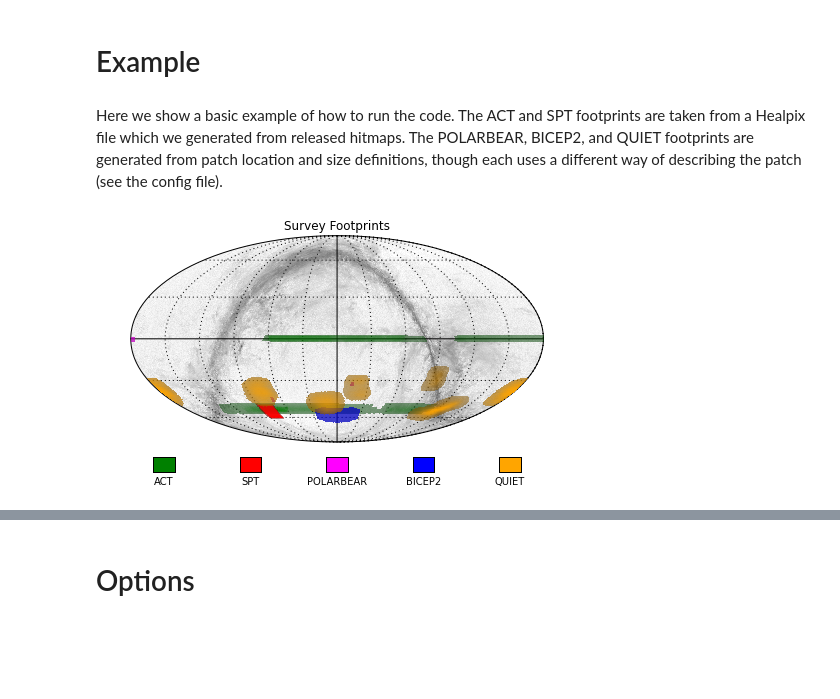
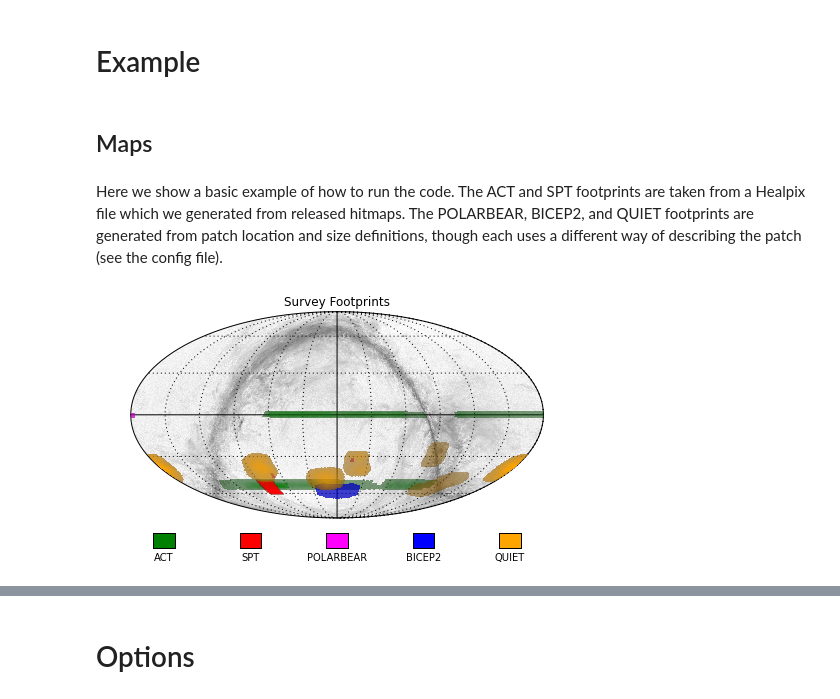
Before and after one commit to nasa-lambda/cmb_footprint, a Jupyter notebook: examples/plot_footprints.ipynb, the cells around one changed output, grey strips where cells are left out. Drawn from its saved outputs; the diff is of its cells as text; code cells hidden in the pictures; blank space fills up the shorter version.

```diff
--- a/examples/plot_footprints.ipynb
+++ b/examples/plot_footprints.ipynb
@@ -24,16 +26,18 @@ This tool is meant to show the footprints of different surveys/experiments on th
 The background for the footprint image can be loaded from the configuration file or input as a Healpix file. If it loaded from the configuration file, it may need to be downloaded.
 # %% [markdown]
 # Example
+# %% [markdown]
+## Maps
 # %% [markdown]
 Here we show a basic example of how to run the code. The ACT and SPT footprints are taken from a Healpix file which we generated from released hitmaps. The POLARBEAR, BICEP2, and QUIET footprints are generated from patch location and size definitions, though each uses a different way of describing the patch (see the config file).
 # %%
-fp = footprint.SurveyStack('PLANCK-DUSTPOL', projection=H.mollview, coord_plot='C', rot=[0,0],
+fp = footprint.SurveyStack('PLANCK-DUSTPOL', projection='mollweide', coord_plot='C', rot=[0,0],
                            config='../footprint.cfg')
 
 fp.superimpose_survey('ACT', color='green')
 fp.superimpose_survey('SPT', color='red')
 fp.superimpose_survey('POLARBEAR', color='magenta')
 fp.superimpose_survey('BICEP2', color='blue')
 fp.superimpose_survey('QUIET-Q', color='orange', label='QUIET')
 # %% [output]
-[figure, old version]
+[figure, new version]
```
Also changed, not shown: parts of 8 cells of this notebook, 4 other files.
